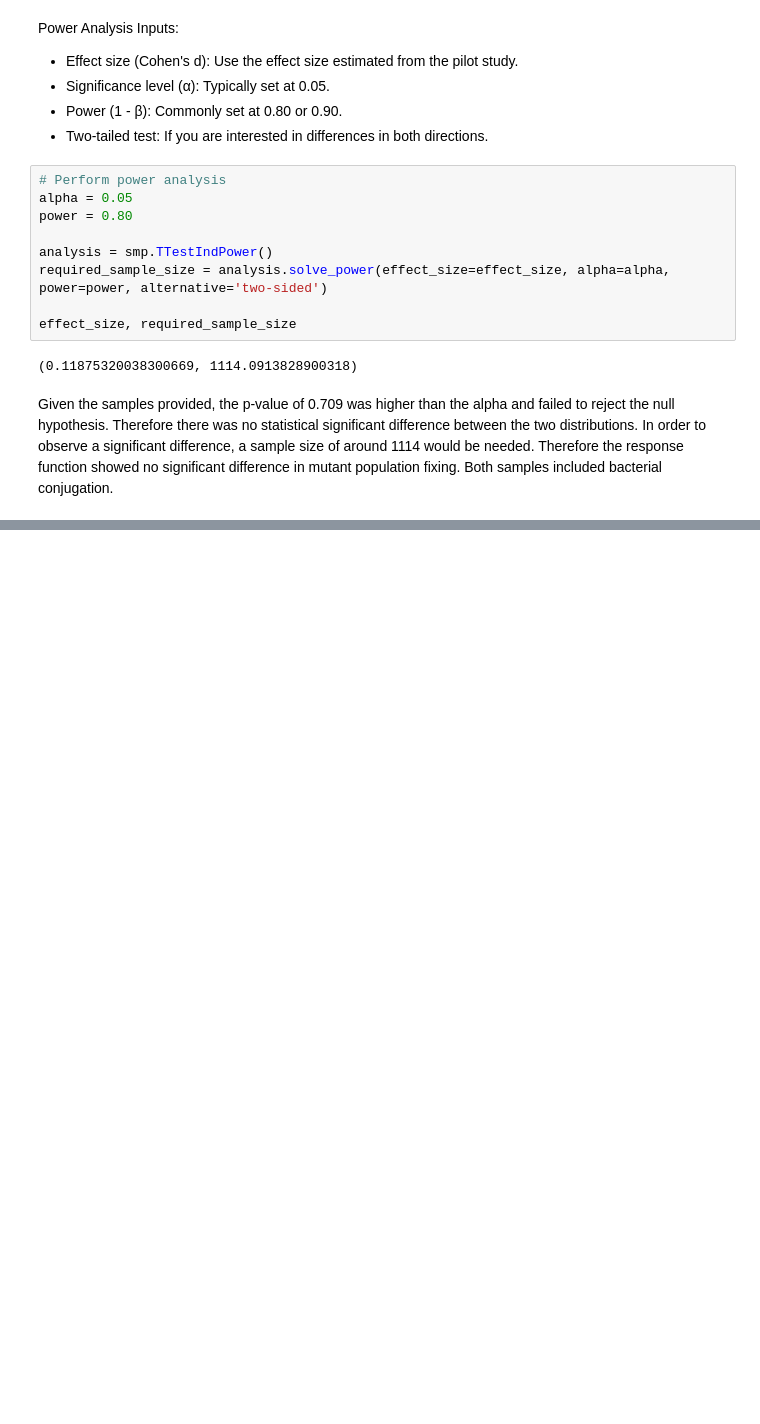
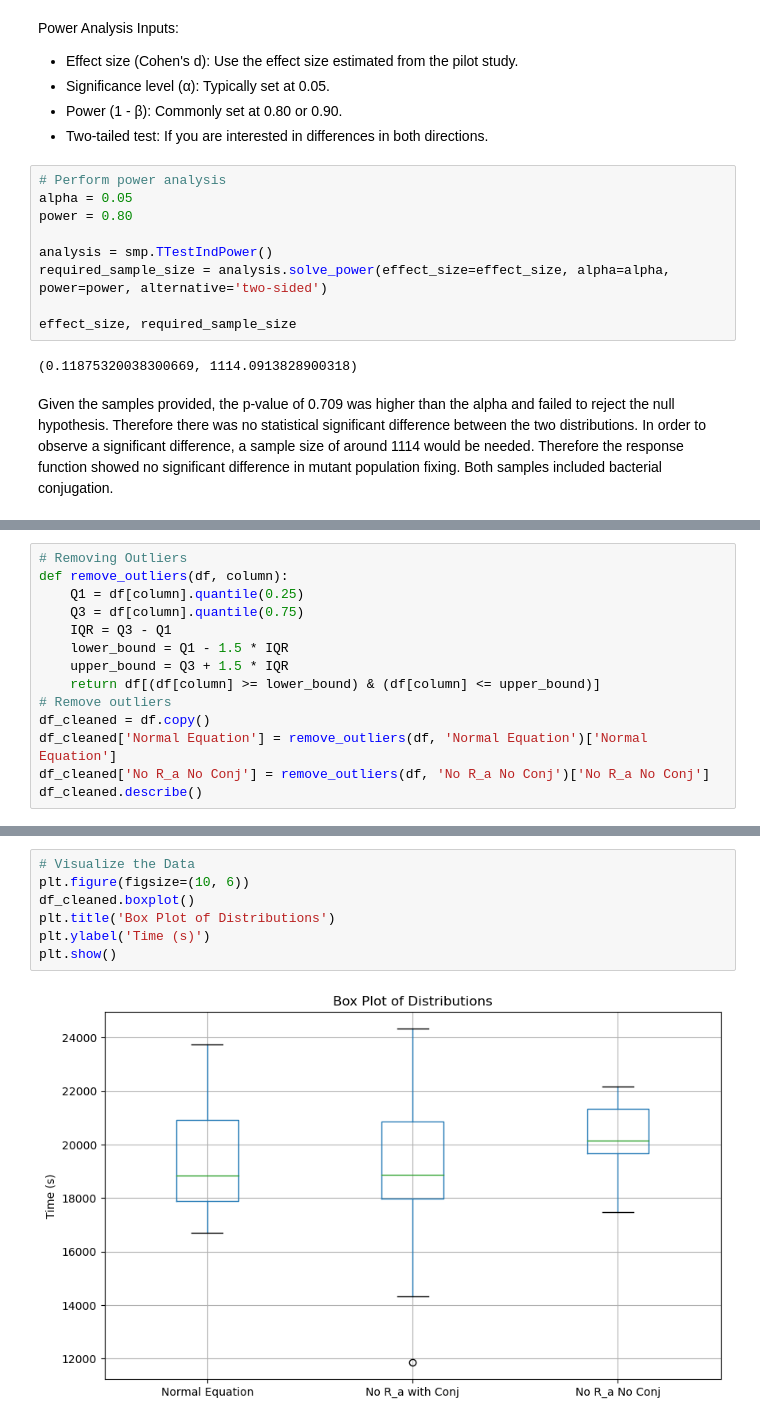
Before and after one commit to Frood-for-Thought/Bac_Evol_SSA, a Jupyter notebook: Experiment 1/Analysis.ipynb, the cells around one changed output, grey strips where cells are left out. Cells and saved outputs as stored; diff of their text form; blank space fills up the shorter version.

```diff
--- a/Experiment 1/Analysis.ipynb
+++ b/Experiment 1/Analysis.ipynb
@@ -124,0 +106,14 @@ TypeError: ttest_ind() missing 1 required positional argument: 'b'
+# %%
+# Removing Outliers
+def remove_outliers(df, column):
+    Q1 = df[column].quantile(0.25)
+    Q3 = df[column].quantile(0.75)
+    IQR = Q3 - Q1
+    lower_bound = Q1 - 1.5 * IQR
+    upper_bound = Q3 + 1.5 * IQR
+    return df[(df[column] >= lower_bound) & (df[column] <= upper_bound)]
+# Remove outliers
+df_cleaned = df.copy()
+df_cleaned['Normal Equation'] = remove_outliers(df, 'Normal Equation')['Normal Equation']
+df_cleaned['No R_a No Conj'] = remove_outliers(df, 'No R_a No Conj')['No R_a No Conj']
+df_cleaned.describe()
@@ -124,0 +130,9 @@ TypeError: ttest_ind() missing 1 required positional argument: 'b'
+# %%
+# Visualize the Data
+plt.figure(figsize=(10, 6))
+df_cleaned.boxplot()
+plt.title('Box Plot of Distributions')
+plt.ylabel('Time (s)')
+plt.show()
+# %% [output]
+[figure, added]
```
Also changed, not shown: parts of 10 cells of this notebook.
